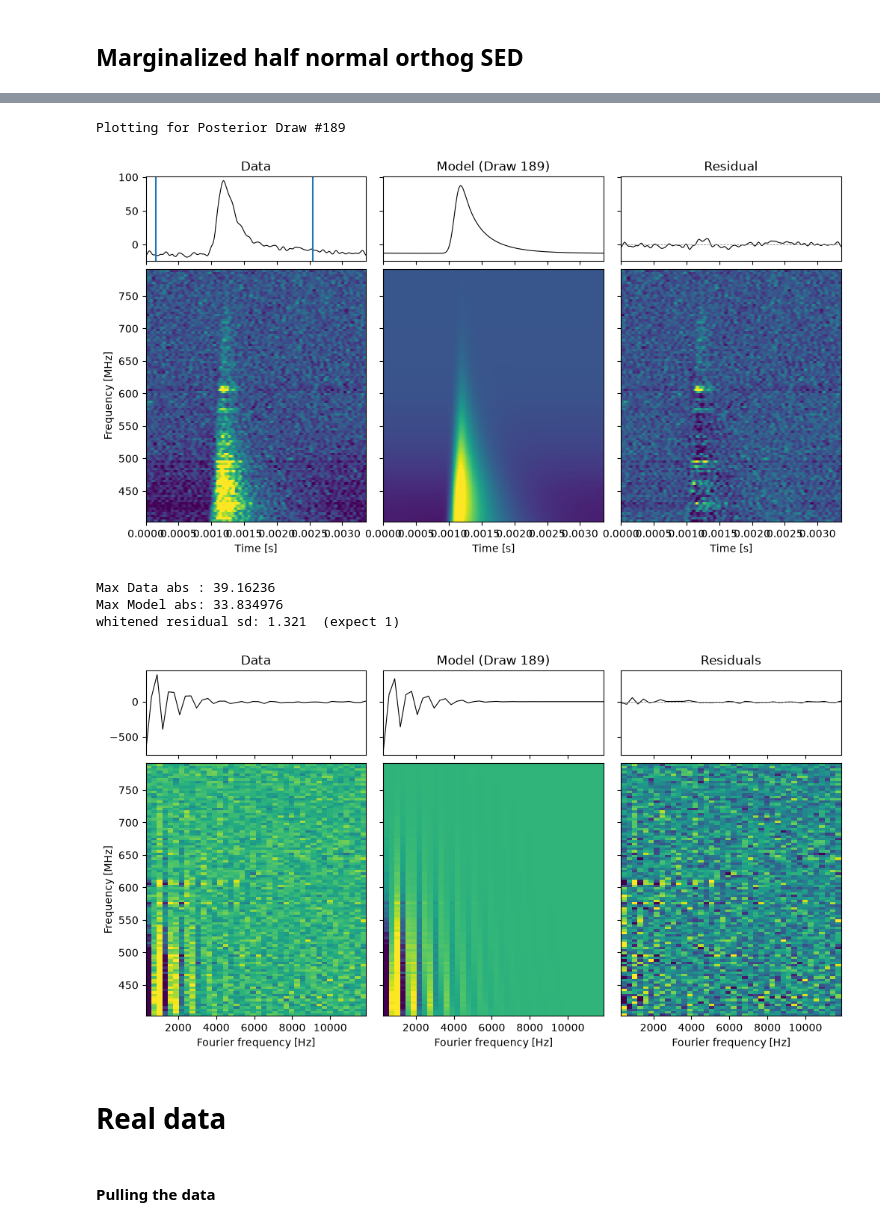
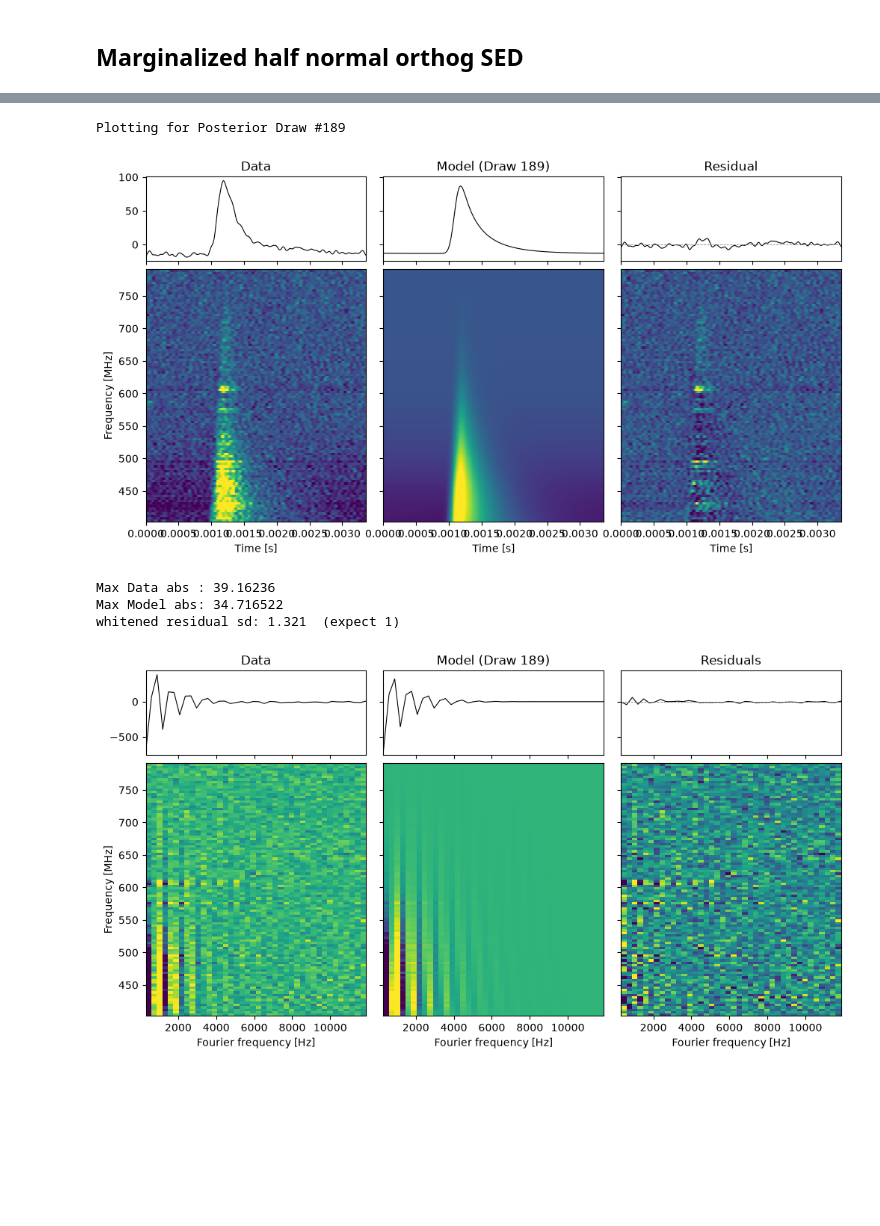
Before and after one commit to HarrisonS-Phys/FRBayes, a Jupyter notebook: notebooks/testing.ipynb, the cells around one changed output, grey strips where cells are left out. Saved outputs shown, nothing was run; the diff lists cells and outputs as text; code cells hidden in the pictures; blank space fills up the shorter version.

```diff
--- a/notebooks/testing.ipynb
+++ b/notebooks/testing.ipynb
@@ -117,6 +228,19 @@ single_pulse_fn = setup_model(
     fourier_freqs=burst.fourier_freqs,
 )
 
+# containment = dict(
+#     extent_max=0.5 * burst.n_time * burst.dt,                        # xi = 0.5, shared with D_max
+#     sigma_min=1.0 / (2 * jnp.pi * float(burst.fourier_freqs[-1])),    # narrowest resolvable width
+#     bot_over_ref=float(burst.freq_channels[0][0]) / burst.freq_channels_ref,
+# )
+
+containment = dict(
+    segment_extent=0.5 * burst.n_time * burst.dt,                  # xi = 0.5, shared with D_max
+    sigma_min=1.0 / (2 * jnp.pi * float(burst.fourier_freqs[-1])),  # narrowest resolvable width
+    bot_over_ref=float(burst.freq_channels[0][0]) / burst.freq_channels_ref,
+    ratio_min=0.9,
+)
+
 # -------------------------------------------------------------------
 # 3. Priors & NUTS Sampling
 # -------------------------------------------------------------------
@@ -134,32 +258,33 @@ single_pulse_fn = setup_model(
 #     "c2": dist.Uniform(-3.0, 3.0),                  # quadratic basis coefficient
 # }
 priors = {
-    "mean_arrival_time": dist.Uniform(0.00115 - 2e-4, 0.00115 + 2e-4),   # (s, relative to segment start)
+    "mean_arrival_time": dist.Uniform(0, burst.times[-1]),  # (s, relative to segment start)
+    # "mean_arrival_time": dist.Uniform(0.00115 - 5*2e-4, 0.00115 + 7*2e-4),   # (s, relative to segment start)
 
-    "sigma": dist.Uniform(5e-5, 1e-4),              # intrinsic width (s)
+    # "sigma": dist.Uniform(5e-5, 1e-4),              # intrinsic width (s)
     "DM": dist.Uniform(-0.0864, 0.0864),                  # residual DM (pc cm^-3)
-    #"DM": dist.Uniform(-0.1, 0.1),                  # residual DM (pc cm^-3)
-    "tau_ref": dist.Uniform(1e-5, 2e-3),            # scattering timescale at nu_r (s)
+    # "tau_ref": dist.Uniform(1e-5, 2e-3),            # scattering timescale at nu_r (s)
 
     # Orthogonal basis coefficients, O(1) by construction (unit weighted RMS basis). These are
     # specific to this burst's basis and are not comparable between bursts; gamma and beta are
     # recorded as deterministic sites via spectral_coeff_map and are what should be reported.
     "c1": dist.Uniform(-3.0, 3.0),                  # linear basis coefficient
     "c2": dist.Uniform(-3.0, 3.0),                  # quadratic basis coefficient
+    **width_prior_bounds(burst, toa=1.15e-3)
 }
 n_pulses = 1
 s_opt = 100.0
 
 num_warmup = 1000
 num_samples = 200
-num_chains = 4
+num_chains = 1
 
 kernel = NUTS(FD_marg_halfnormal_nooverlap_gaussianlikelihood, dense_mass=True)
 mcmc = MCMC(kernel, num_warmup=num_warmup, num_samples=num_samples, num_chains=num_chains,
             chain_method="parallel")
 
 # Fixed master key seed for reproducible sampling across runs
-key_sampler, key_fluences = jax.random.split(jax.random.PRNGKey(1))
+key_sampler, key_fluences = jax.random.split(jax.random.PRNGKey(7))
 
 mcmc.run(
     key_sampler,
@@ -170,6 +295,7 @@ mcmc.run(
     single_pulse_fn=single_pulse_fn,
     s_opt=s_opt,
     spectral_coeff_map=burst.spectral_coeff_map,
+    containment=None,
     extra_fields=("num_steps", "accept_prob", "diverging", "potential_energy")
 )
 
@@ -242,10 +326,0 @@ TypeError: Only scalar arrays can be converted to Python scalars; got arr.ndim=1
-# %%
-azp.plot_trace(mcmc_data)
-
-# 2. Clean up x-axis tick clutter across all generated subplots
-for ax in plt.gcf().axes:
-    ax.xaxis.set_major_locator(ticker.MaxNLocator(nbins=4))
-    ax.tick_params(axis="x", rotation=45)
-
-plt.tight_layout()
-plt.show()
@@ -700,8 +436,8 @@ test_params = {
     "tau_ref": samples["tau_ref"][draw_idx],
     "c1": samples["c1"][draw_idx],
     "c2": samples["c2"][draw_idx],
-    "A": samples["A"][draw_idx]
 }
+A_scale = fluences[draw_idx]
 
 # Extract amplitude scale from posterior ('gram' or fallback to default)
 # A_scale = (
@@ -718,7 +454,7 @@ data_reshaped_FFT = burst.data_fd
 n_full = Nseg // 2 + 1
 pad = lambda X: jnp.zeros((X.shape[0], n_full), X.dtype).at[:, 1:1 + X.shape[-1]].set(X)
 
-M_FD = single_pulse_fn(test_params)
+M_FD = single_pulse_fn(test_params) * A_scale
 M_TD = (1.0 / dt) * jnp.fft.irfft(pad(M_FD), n=Nseg, axis=-1)
 data_TD = (1.0 / dt) * jnp.fft.irfft(pad(data_reshaped_FFT), n=Nseg, axis=-1)
 
@@ -774,41 +510,39 @@ imshow_kwargs = dict(
     interpolation="nearest",
     cmap="viridis",
     vmin=vmin,
     vmax=vmax,
     extent=(time_plot[0], time_plot[-1], freq_plot[0], freq_plot[-1]),
 )
 
 ax_wf_data.imshow(data_TD_plot, **imshow_kwargs)
 ax_wf_model.imshow(model_TD_plot, **imshow_kwargs)
 ax_wf_resid.imshow(resid_TD_plot, **imshow_kwargs)
 
 # --- Formatting ---
 ax_ts_data.set_title("Data")
 ax_ts_model.set_title(f"Model (Draw {draw_idx})")
 ax_ts_resid.set_title("Residual")
-ax_ts_data.axvline(0.00115 - 5*2e-4)
-ax_ts_data.axvline(0.00115 + 7*2e-4)
 
 ax_wf_data.set_xlabel("Time [s]")
 ax_wf_model.set_xlabel("Time [s]")
 ax_wf_resid.set_xlabel("Time [s]")
 ax_wf_data.set_ylabel("Frequency [MHz]")
 
 for ax in (ax_ts_data, ax_ts_model, ax_ts_resid):
     ax.tick_params(labelbottom=False)
 for ax in (ax_ts_model, ax_wf_model, ax_ts_resid, ax_wf_resid):
     ax.tick_params(labelleft=False)
 
 plt.tight_layout()
 plt.show()
 # %% [output]
 Plotting for Posterior Draw #189
-[figure, old version]
+[figure, new version]
 # %%
 # -------------------------------------------------------------------
 # 1. Forward model evaluation, Fourier domain
 # -------------------------------------------------------------------
-M_FD = single_pulse_fn(test_params)
+M_FD = single_pulse_fn(test_params) * A_scale
 
 # data_reshaped_FFT and the model already live on the truncated Fourier axis, which is exactly
 # the set of bins the likelihood uses, so nothing needs slicing here.
@@ -911,10 +645,6 @@ plt.tight_layout()
 plt.show()
 # %% [output]
 Max Data abs : 39.16236
-Max Model abs: 33.834976
+Max Model abs: 34.716522
 whitened residual sd: 1.321  (expect 1)
 [figure]
-# %% [markdown]
-# Real data
-# %% [markdown]
-#### Pulling the data
```
Also changed, not shown: parts of 64 cells of this notebook, 3 other files.
